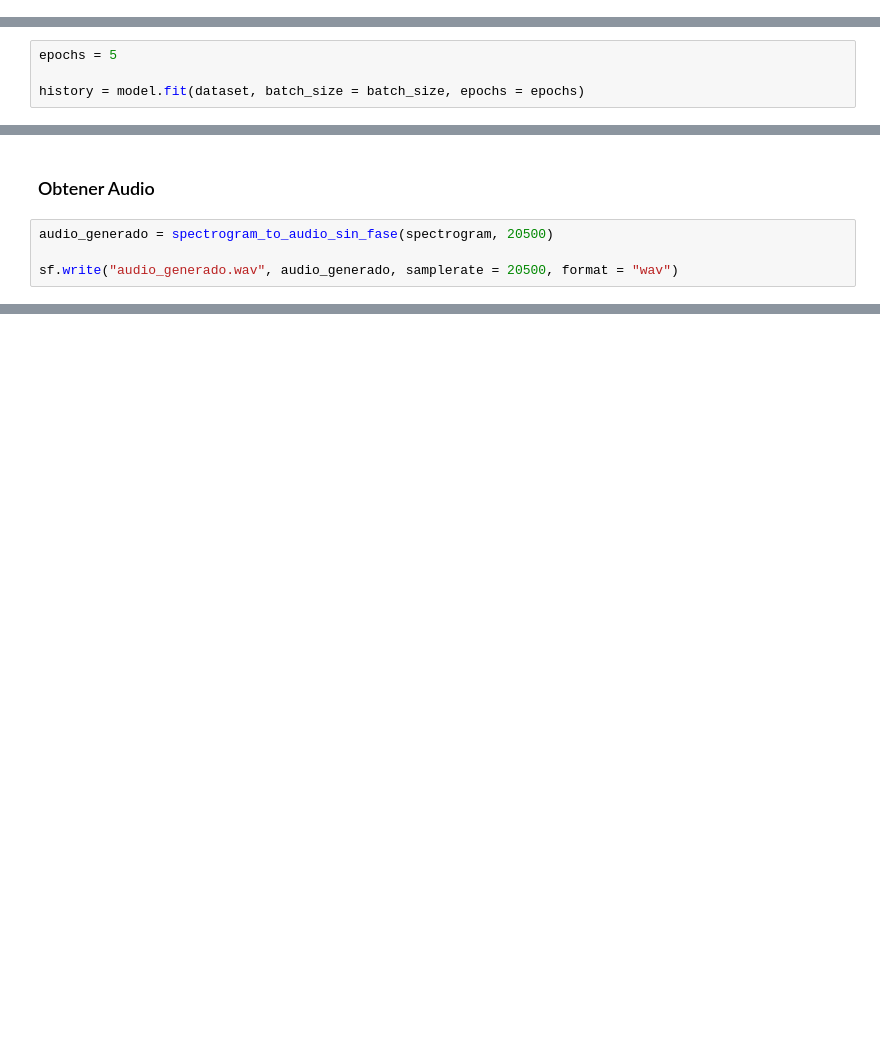
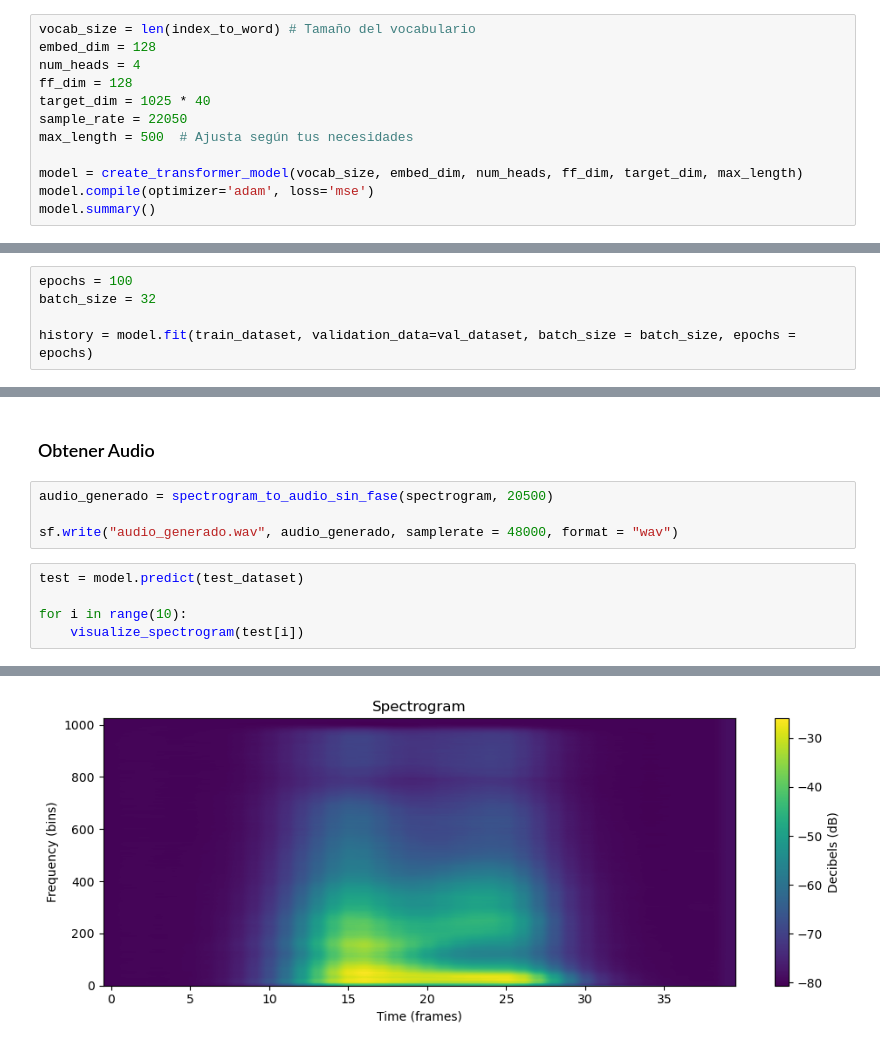
Before and after one commit to alonsomoros/PracticaMetodosGenerativos, a Jupyter notebook: Codigo/modelo.ipynb, the cells around one changed output, grey strips where cells are left out. Cells and saved outputs as stored; diff of their text form; blank space fills up the shorter version.

Commit message:
Mejora del modelo

```diff
--- a/Codigo/modelo.ipynb
+++ b/Codigo/modelo.ipynb
@@ -216,0 +288,12 @@ model.summary()
+# %%
+vocab_size = len(index_to_word) # Tamaño del vocabulario
+embed_dim = 128
+num_heads = 4
+ff_dim = 128
+target_dim = 1025 * 40
+sample_rate = 22050
+max_length = 500  # Ajusta según tus necesidades
+
+model = create_transformer_model(vocab_size, embed_dim, num_heads, ff_dim, target_dim, max_length)
+model.compile(optimizer='adam', loss='mse')
+model.summary()
@@ -225,6 +326,7 @@ model.compile(
 # %% [markdown]
 ### Entrenamiento
 # %%
-epochs = 5
+epochs = 100
+batch_size = 32
 
-history = model.fit(dataset, batch_size = batch_size, epochs = epochs)
+history = model.fit(train_dataset, validation_data=val_dataset, batch_size = batch_size, epochs = epochs)
@@ -259,4 +385,10 @@ plt.show()
 # %%
 audio_generado = spectrogram_to_audio_sin_fase(spectrogram, 20500)
 
-sf.write("audio_generado.wav", audio_generado, samplerate = 20500, format = "wav")
+sf.write("audio_generado.wav", audio_generado, samplerate = 48000, format = "wav")
+# %%
+test = model.predict(test_dataset)
+
+for i in range(10):
+    visualize_spectrogram(test[i])
+# %% [output]
@@ -262,0 +396 @@ sf.write("audio_generado.wav", audio_generado, samplerate = 20500, format = "wav
+[figure, added]
```
Also changed, not shown: parts of 15 cells of this notebook.
